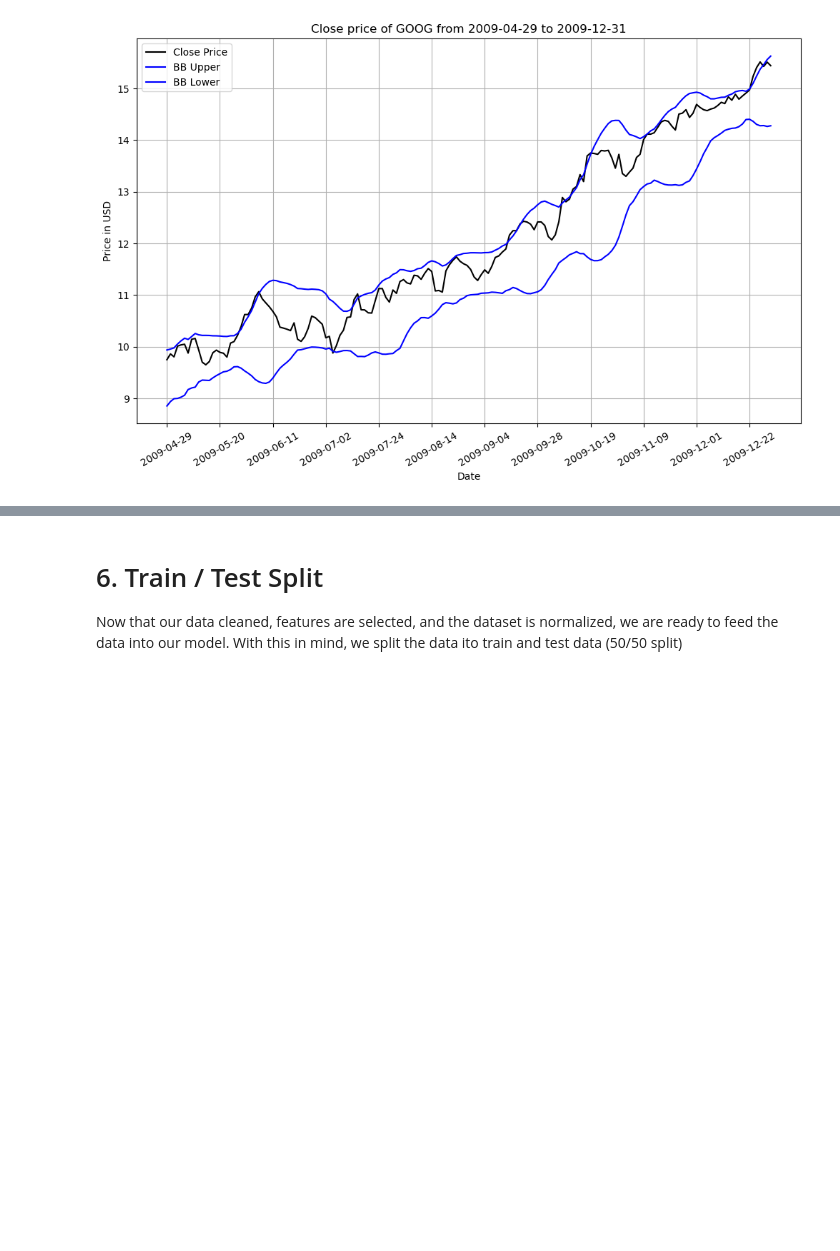
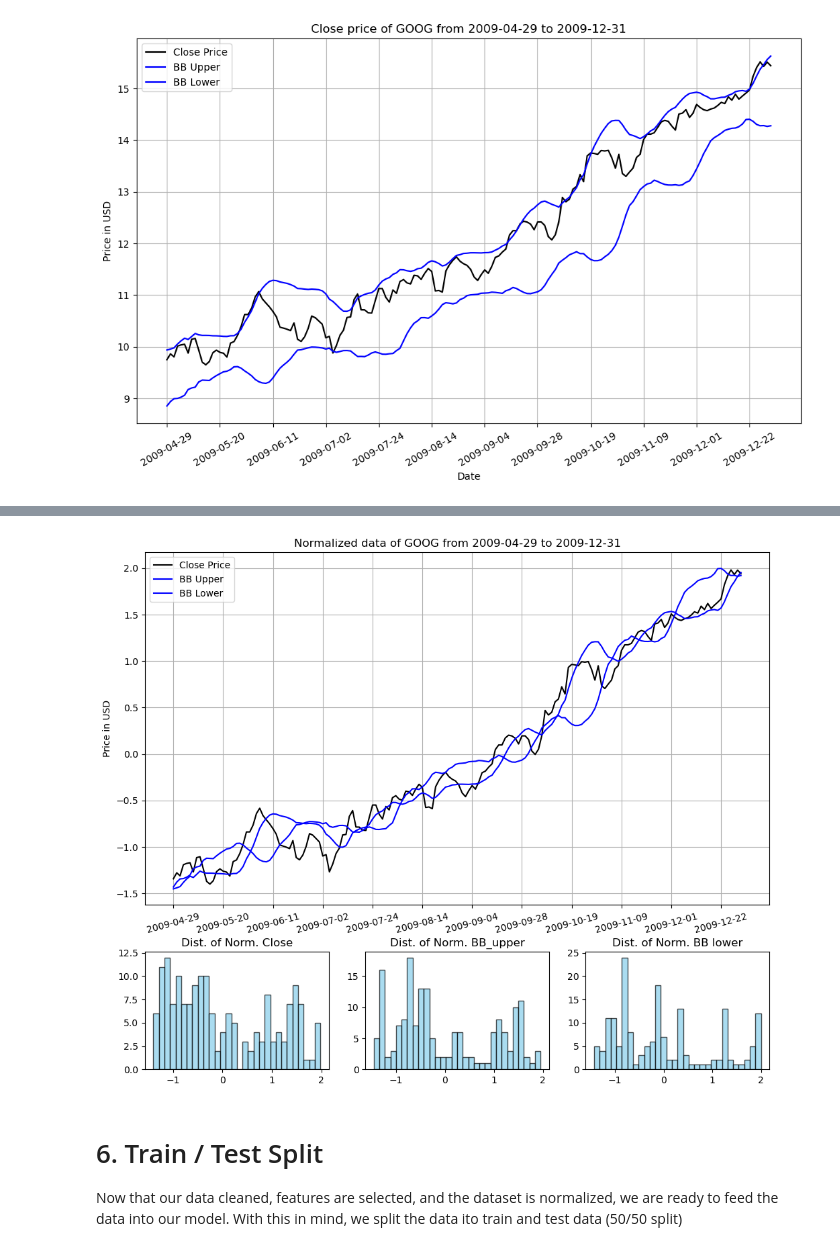
Before and after one commit to shh1v/CD13651-Project, a Jupyter notebook: Project/project_nb.ipynb, the cells around one changed output, grey strips where cells are left out. Drawn from its saved outputs; the diff is of its cells as text; code cells hidden in the pictures; blank space fills up the shorter version.

Commit message:
Normalized data and plotting

```diff
--- a/Project/project_nb.ipynb
+++ b/Project/project_nb.ipynb
@@ -156,8 +178,9 @@ normlist = []
 normed_dataset = pd.DataFrame(index=dataset.index)
 for col in dataset.columns:
     normalizer = StandardScaler()
-    column_data = # define column data
-    # fit normalizer to column data
+    column_data = dataset[[col]]
+    # fit normalizer to column data and append in normlist
+    normlist.append(normalizer.fit(column_data))
     # transform column data with the fitted normalizer, and place the transformed data column in out normed_dataset df
-    # append the fitted normalizer to normlist for use later
+    normed_dataset[col] = normalizer.transform(column_data)
 # %%
@@ -165,3 +208,38 @@ for col in dataset.columns:
+# %%
+# Plot the normalized Dataset
+fig = plt.figure(figsize=(12, 10))
+gs = gridspec.GridSpec(2, 3, height_ratios=[3, 1])
+
+# Plotting the Close, BB Upper and Lower data
+ax1 = fig.add_subplot(gs[0, :])
+ax1.plot(normed_dataset['Close'], color='k', label='Close Price')
+ax1.plot(normed_dataset['BB_upper'], color='b', label='BB Upper')
+ax1.plot(normed_dataset['BB_lower'], color='b', label='BB Lower')
+
+# Plot formatting
+ax1.set_title(f'Normalized data of GOOG from {normed_dataset.index[0]} to {normed_dataset.index[-1]}')
+ax1.set_xticks(normed_dataset.index[::15])
+ax1.tick_params(axis='x', rotation=15)
+ax1.set_ylabel('Price in USD')
+ax1.grid(True)
+ax1.legend()
+
+# Ploting the distribution of close, BB upper and BB lower
+ax2 = fig.add_subplot(gs[1, 0])
+ax2.hist(normed_dataset['Close'], bins=30, color='skyblue', edgecolor='black', alpha=0.7)
+ax2.set_title('Dist. of Norm. Close')
+
+ax3 = fig.add_subplot(gs[1, 1])
+ax3.hist(normed_dataset['BB_upper'], bins=30, color='skyblue', edgecolor='black', alpha=0.7)
+ax3.set_title('Dist. of Norm. BB_upper')
+
+ax4 = fig.add_subplot(gs[1, 2])
+ax4.hist(normed_dataset['BB_lower'], bins=30, color='skyblue', edgecolor='black', alpha=0.7)
+ax4.set_title('Dist. of Norm. BB lower')
+
+plt.show()
+# %% [output]
+[figure, added]
 # %% [markdown]
 # 6. Train / Test Split
 Now that our data cleaned, features are selected, and the dataset is normalized, we are ready to feed the data into our model. With this in mind, we split the data ito train and test data (50/50 split)
```
Also changed, not shown: parts of 4 cells of this notebook.
